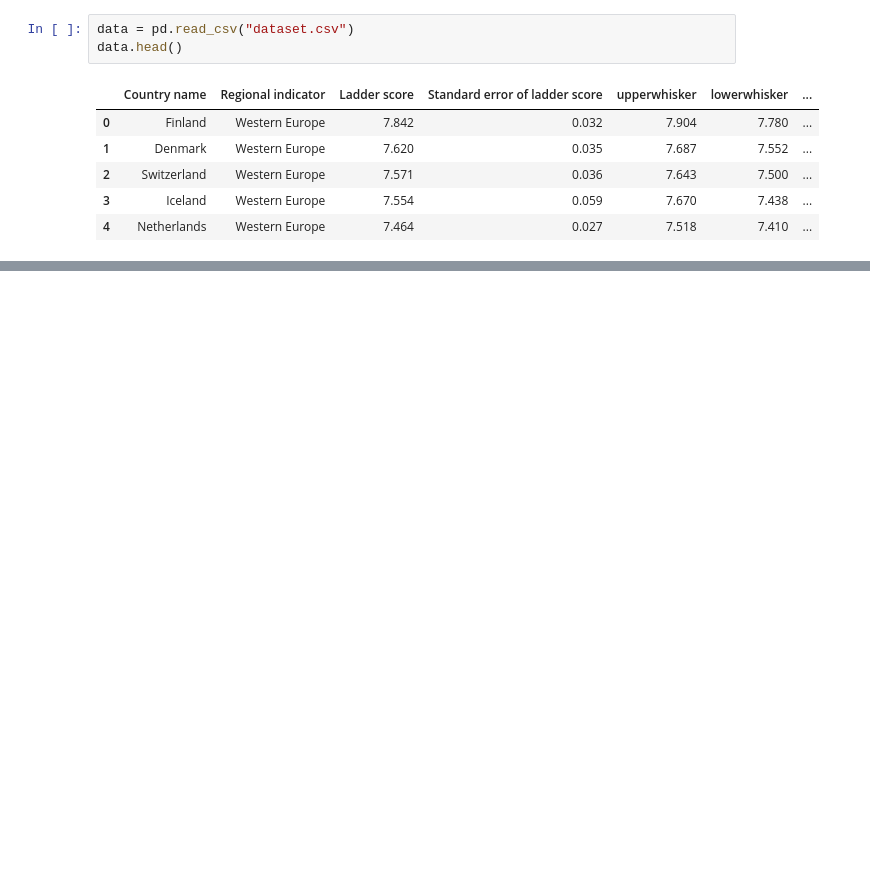
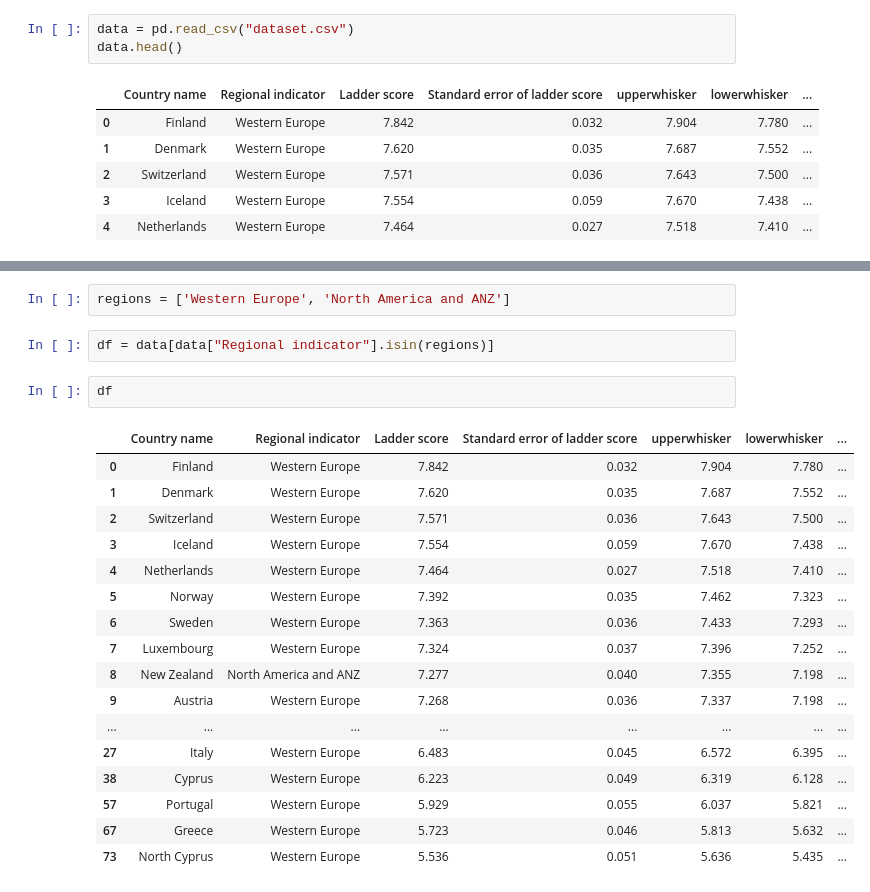
Before and after one commit to Dimignat/kristina, a Jupyter notebook: charts.ipynb, the cells around one changed output, grey strips where cells are left out. Saved outputs shown, nothing was run; the diff lists cells and outputs as text; blank space fills up the shorter version.

```diff
--- a/charts.ipynb
+++ b/charts.ipynb
@@ -32,0 +307,24 @@ data[["Ladder score","Logged GDP per capita"]]
+# %%
+regions = ['Western Europe', 'North America and ANZ']
+# %%
+df = data[data["Regional indicator"].isin(regions)]
+# %%
+df
+# %% [output]
+|  | Country name | Regional indicator | Ladder score | Standard error of ladder score | upperwhisker | lowerwhisker | ... |
+| 0 | Finland | Western Europe | 7.842 | 0.032 | 7.904 | 7.780 | ... |
+| 1 | Denmark | Western Europe | 7.620 | 0.035 | 7.687 | 7.552 | ... |
+| 2 | Switzerland | Western Europe | 7.571 | 0.036 | 7.643 | 7.500 | ... |
+| 3 | Iceland | Western Europe | 7.554 | 0.059 | 7.670 | 7.438 | ... |
+| 4 | Netherlands | Western Europe | 7.464 | 0.027 | 7.518 | 7.410 | ... |
+| 5 | Norway | Western Europe | 7.392 | 0.035 | 7.462 | 7.323 | ... |
+| 6 | Sweden | Western Europe | 7.363 | 0.036 | 7.433 | 7.293 | ... |
+| 7 | Luxembourg | Western Europe | 7.324 | 0.037 | 7.396 | 7.252 | ... |
+| 8 | New Zealand | North America and ANZ | 7.277 | 0.040 | 7.355 | 7.198 | ... |
+| 9 | Austria | Western Europe | 7.268 | 0.036 | 7.337 | 7.198 | ... |
+| ... | ... | ... | ... | ... | ... | ... | ... |
+| 27 | Italy | Western Europe | 6.483 | 0.045 | 6.572 | 6.395 | ... |
+| 38 | Cyprus | Western Europe | 6.223 | 0.049 | 6.319 | 6.128 | ... |
+| 57 | Portugal | Western Europe | 5.929 | 0.055 | 6.037 | 5.821 | ... |
+| 67 | Greece | Western Europe | 5.723 | 0.046 | 5.813 | 5.632 | ... |
+| 73 | North Cyprus | Western Europe | 5.536 | 0.051 | 5.636 | 5.435 | ... |
```
Also changed, not shown: parts of 37 cells of this notebook, 3 other files.
